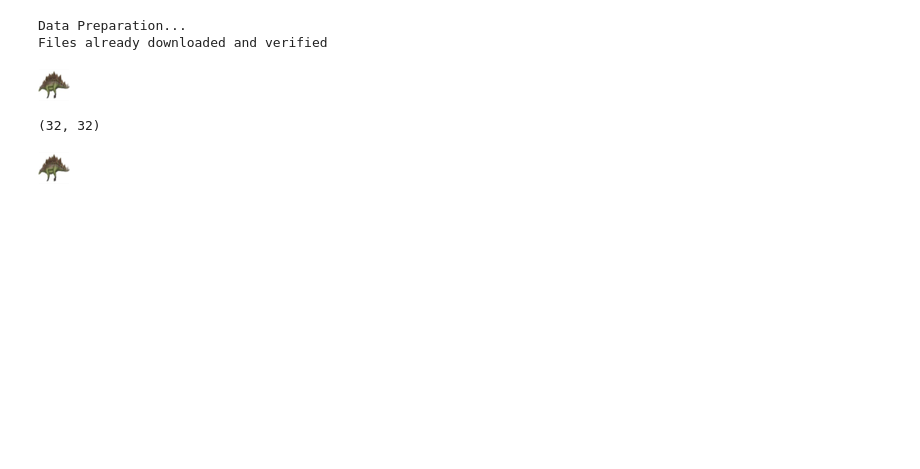
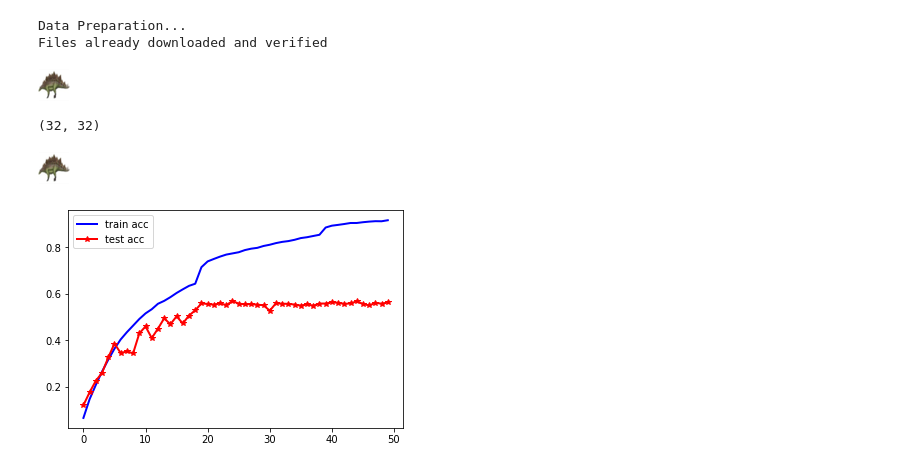
Before and after one commit to Yutong-Dai/codes-for-courses, a Jupyter notebook: Python_IE534/hw4/test.ipynb, the cells around one changed output. Saved outputs shown, nothing was run; the diff lists cells and outputs as text; code cells hidden in the pictures; blank space fills up the shorter version.

```diff
--- a/Python_IE534/hw4/test.ipynb
+++ b/Python_IE534/hw4/test.ipynb
@@ -54,3 +54,17 @@ b.size
 b
 # %% [output]
 [figure]
+# %%
+import torch
+checkpoint = torch.load('./myresnet_checkpoint.pth.tar',map_location='cpu')
+# %%
+testing_accuracy_seq = checkpoint['testing_accuracy_seq']
+training_accuracy_seq = checkpoint['training_accuracy_seq']
+# %%
+import matplotlib.pyplot as plt
+plt.plot( training_accuracy_seq, '-',  color='blue', linewidth=2, label="train acc")
+plt.plot( testing_accuracy_seq, '-*', color='red', linewidth=2, label="test acc")
+plt.legend()
+plt.show()
+# %% [output]
+[figure, added]
```
Also changed, not shown: parts of 2 cells of this notebook, 8 other files.
